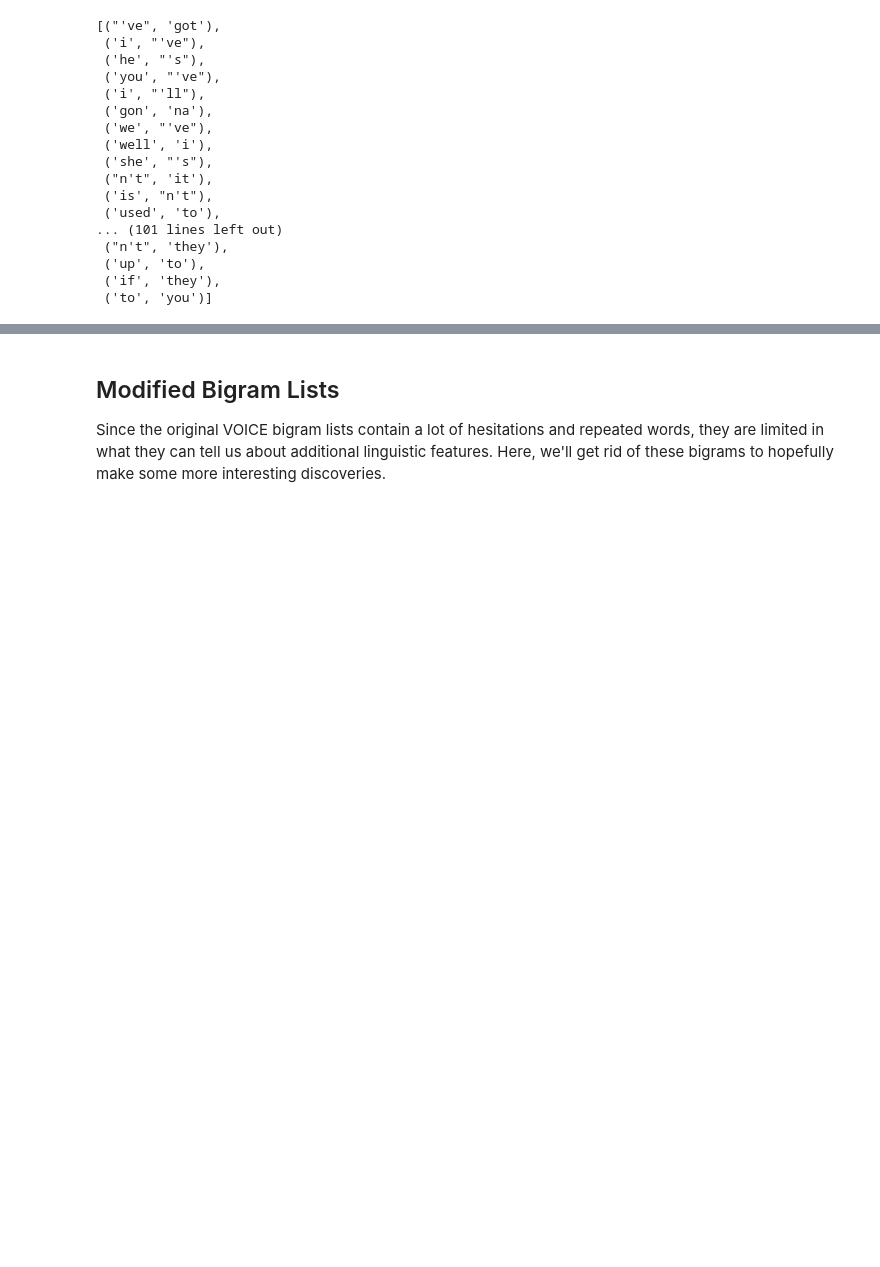
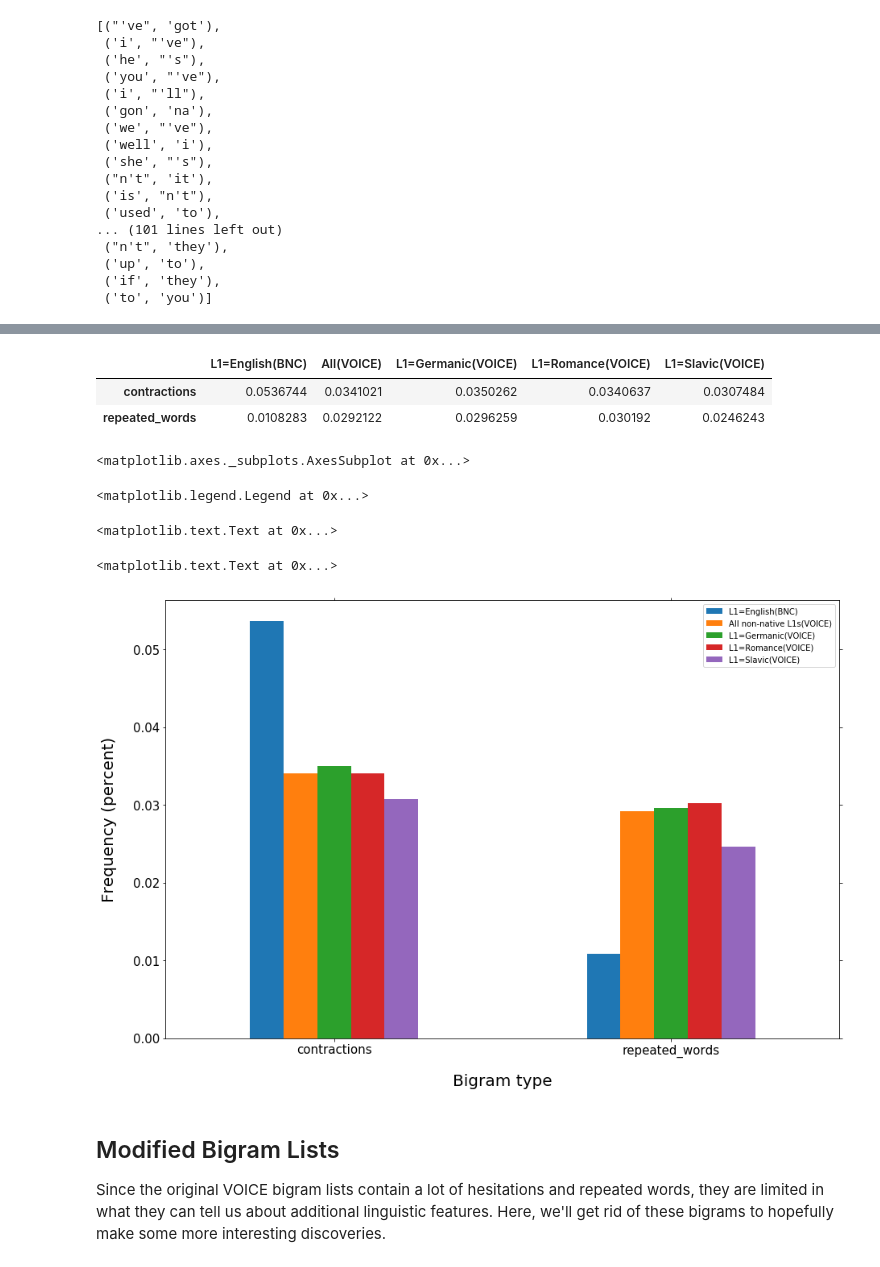
Before and after one commit to Data-Science-for-Linguists/Native_and_Non-native_English, a Jupyter notebook: analysis-bigrams.ipynb, the cells around one changed output, grey strips where cells are left out. Saved outputs shown, nothing was run; the diff lists cells and outputs as text; code cells hidden in the pictures; blank space fills up the shorter version.

```diff
--- a/analysis-bigrams.ipynb
+++ b/analysis-bigrams.ipynb
@@ -438,3 +444,57 @@ contractions
+# %%
+#English
+rw = len([b for b in BNC_bigrams if b[0] == b[1]])/len(BNC_bigrams)
+c = len([b for b in BNC_bigrams if "'" in b[1]])/len(BNC_bigrams)
+bigrams_df['L1=English(BNC)']['repeated_words'] = rw
+bigrams_df['L1=English(BNC)']['contractions'] = c
+
+
+#VOICE
+rw = len([b for b in VOICE_bigrams if b[0] == b[1]])/len(VOICE_bigrams)
+c = len([b for b in VOICE_bigrams if "'" in b[1]])/len(VOICE_bigrams)
+bigrams_df['All(VOICE)']['repeated_words'] = rw
+bigrams_df['All(VOICE)']['contractions'] = c
+
+
+#Germanic
+rw = len([b for b in germanic_bigrams if b[0] == b[1]])/len(germanic_bigrams)
+c = len([b for b in germanic_bigrams if "'" in b[1]])/len(germanic_bigrams)
+bigrams_df['L1=Germanic(VOICE)']['repeated_words'] = rw
+bigrams_df['L1=Germanic(VOICE)']['contractions'] = c
+
+#Romance
+rw = len([b for b in romance_bigrams if b[0] == b[1]])/len(romance_bigrams)
+c = len([b for b in romance_bigrams if "'" in b[1]])/len(romance_bigrams)
+bigrams_df['L1=Romance(VOICE)']['repeated_words'] = rw
+bigrams_df['L1=Romance(VOICE)']['contractions'] = c
+
+#Slavic
+rw = len([b for b in slavic_bigrams if b[0] == b[1]])/len(slavic_bigrams)
+c = len([b for b in slavic_bigrams if "'" in b[1]])/len(slavic_bigrams)
+bigrams_df['L1=Slavic(VOICE)']['repeated_words'] = rw
+bigrams_df['L1=Slavic(VOICE)']['contractions'] = c
+
+bigrams_df
+# %% [output]
+|  | L1=English(BNC) | All(VOICE) | L1=Germanic(VOICE) | L1=Romance(VOICE) | L1=Slavic(VOICE) |
+| contractions | 0.0536744 | 0.0341021 | 0.0350262 | 0.0340637 | 0.0307484 |
+| repeated_words | 0.0108283 | 0.0292122 | 0.0296259 | 0.030192 | 0.0246243 |
+# %%
+bigrams_df.plot(kind='bar', figsize=(15,10))
+plt.tick_params(axis = 'both', reset=True, labelsize=15)
+plt.legend(prop={'size':20})
+bar_width = 0.4
+L=plt.legend()
+L.get_texts()[1].set_text('All non-native L1s(VOICE)')
+plt.xlabel("Bigram type", fontsize= 20, labelpad = 20)
+plt.ylabel("Frequency (percent)", fontsize= 20, labelpad = 20)
+plt.show()
+# %% [output]
+<matplotlib.axes._subplots.AxesSubplot at 0x...>
+<matplotlib.legend.Legend at 0x...>
+<matplotlib.text.Text at 0x...>
+<matplotlib.text.Text at 0x...>
+[figure, added]
 # %% [markdown]
 ## Modified Bigram Lists
 Since the original VOICE bigram lists contain a lot of hesitations and repeated words, they are limited in what they can tell us about additional linguistic features. Here, we'll get rid of these bigrams to hopefully make some more interesting discoveries.
```
Also changed, not shown: parts of 65 cells of this notebook.
